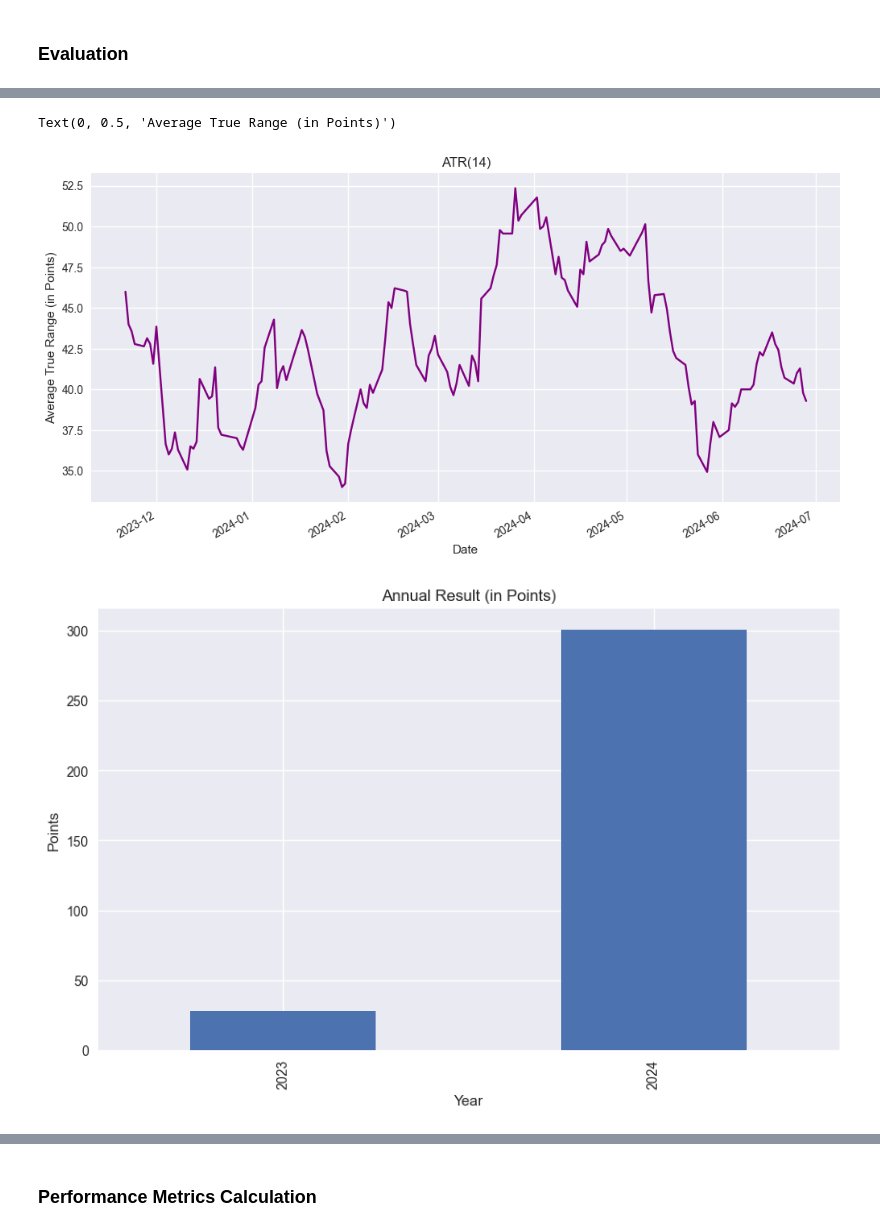
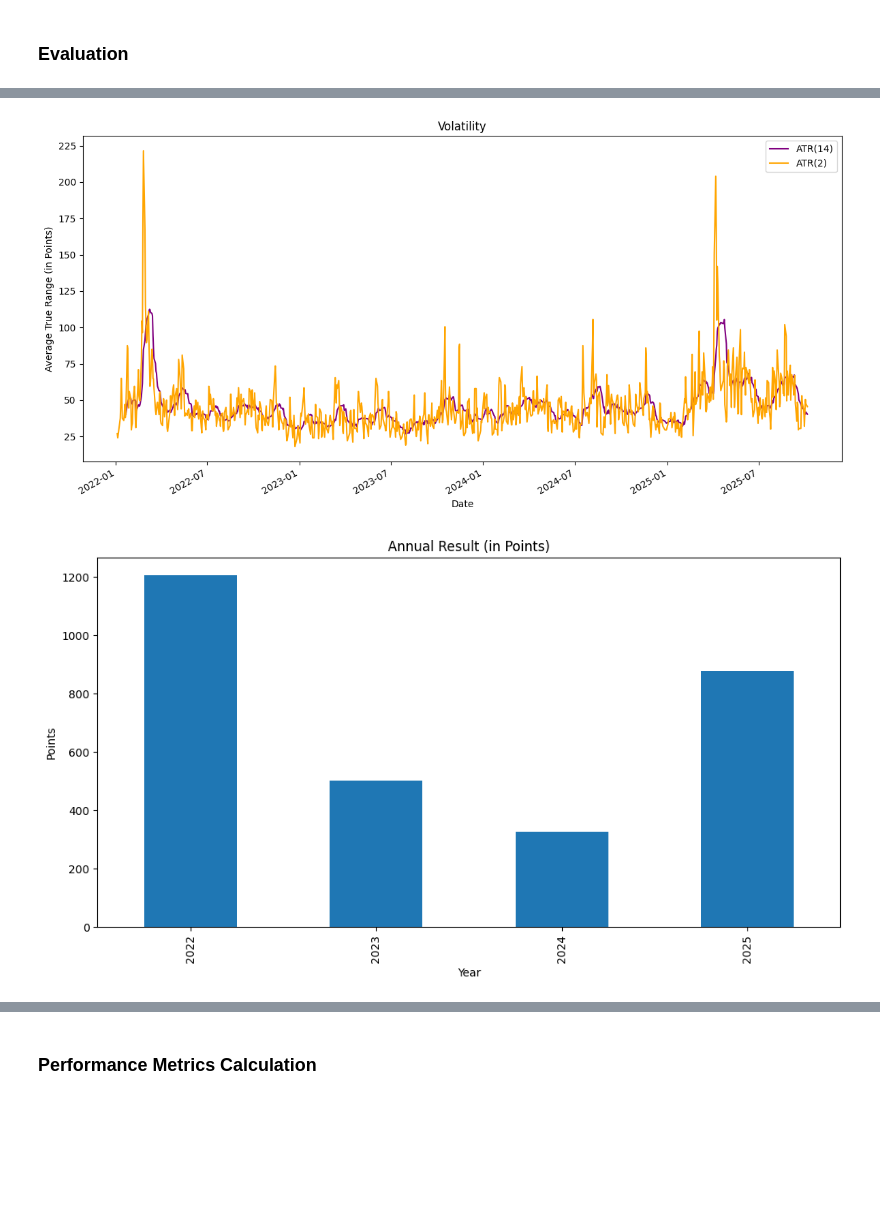
Before and after one commit to mgmytrasiewicz/trading-strategy-simulator, a Jupyter notebook: notebooks/volatility_breakout.ipynb, the cells around one changed output, grey strips where cells are left out. Saved outputs shown, nothing was run; the diff lists cells and outputs as text; code cells hidden in the pictures; blank space fills up the shorter version.

Commit message:
Initial commit

```diff
--- a/notebooks/volatility_breakout.ipynb
+++ b/notebooks/volatility_breakout.ipynb
@@ -16,10 +16,10 @@ df.sort_index(inplace=True) # Ensure data is sorted by date
 ## Trading System
 # %%
 # Define date range
-start_date = '2023-11-01'
-end_date = '2024-06-30'
+START_DATE = '2022-01-01'
+END_DATE = '2025-12-31'
 
 # Filter the dataset
-df = df.loc[start_date:end_date].copy()
+df = df.loc[START_DATE:END_DATE].copy()
 # %%
 # Parameters
@@ -39,13 +41,13 @@ df['H-L'] = (df['High'] - df['Low']).astype(int)
 df['H-PC'] = abs(df['High'] - df['Prev_Close']).astype(int)
 df['L-PC'] = abs(df['Low'] - df['Prev_Close']).astype(int)
 df['TR'] = df[['H-L', 'H-PC', 'L-PC']].max(axis=1)
-df['ATR_short'] = df['TR'].rolling(window=short_window).mean()
-df['ATR_long'] = df['TR'].rolling(window=long_window).mean()
+df['ATR_short'] = df['TR'].rolling(window=ATR_FAST).mean()
+df['ATR_long'] = df['TR'].rolling(window=ATR_SLOW).mean()
 # %% [markdown]
 ### Signal Logic
 # %%
 # generate signals
-df['Signal'] = (df['ATR_short'] * signal_adj).bfill().astype(int)
+df['Signal'] = (df['ATR_short'] * SIGNAL_ADJ).bfill().astype(int)
 df['Buy_Level'] = (df['Open'] + df['Signal'].shift(1)).astype(float)
 df['Sell_Level'] = (df['Open'] - df['Signal'].shift(1)).astype(float)
 
@@ -92,11 +94,11 @@ df['Entry_Price'] = entry_price
 # %%
 # --- Initialization ---
 df['Daily_Pts'] = np.nan
-df['Daily_Pnl'] = np.nan
+df['Daily_PnL'] = np.nan
 df['Position_Size'] = np.nan
 df['Capital'] = np.nan
 
-capital = initial_capital
+capital = INITIAL_CAPITAL
 capital_list = [capital]
 commission_list = []
 size_list = [np.nan]
@@ -115,27 +117,24 @@ for i in range(1, len(df)):
 
     # Calculate risk per contract based on ATR
     atr = df['ATR_long'].iloc[i]
-    risk_per_contract = atr * point_value if pd.notna(atr) and atr > 0 else np.nan
+    risk_per_contract = atr * POINT_VALUE if pd.notna(atr) and atr > 0 else np.nan
 
     if pd.notna(risk_per_contract) and risk_per_contract > 0:
-        risk_amount = capital * risk_percent
+        risk_amount = capital * RISK_PERCENT
         size = int(risk_amount / risk_per_contract)
-        if size < 1:
-            size = 1
-        elif size > 100:
-            size = 100
+        size = max(min(size, MAX_SIZE), MIN_SIZE)
     else:
-        size = 1  # No trade if ATR is missing or zero
+        size = MIN_SIZE  # No trade if ATR is missing or zero
 
      # Case 1: Position flipped (e.g. Long → Short or Short → Long)
     if curr_pos != prev_pos and prev_pos != 0 and curr_pos != 0:
         daily_pts = ((entry_price - prev_close) * prev_pos) + ((curr_close - entry_price) * curr_pos)
-        commission = (commission_per_contract * size) * 2
+        commission = (COMMISSION_PER_CONTRACT * size) * 2
 
     # Case 2: New position opened from flat
     elif prev_pos == 0 or curr_pos == 0:
         daily_pts = (curr_close - entry_price) * curr_pos
-        commission = (commission_per_contract * size)
+        commission = (COMMISSION_PER_CONTRACT * size)
 
     # Case 3: Holding position
     elif curr_pos == prev_pos and curr_pos != 0 and prev_pos != 0:
@@ -146,7 +145,7 @@ for i in range(1, len(df)):
         daily_pts = 0  # flat
         commission = 0
 
-    daily_pnl = daily_pts * size * point_value
+    daily_pnl = daily_pts * size * POINT_VALUE
     net_daily_pnl = daily_pnl - commission
     capital += net_daily_pnl
 
@@ -163,11 +162,11 @@ for i in range(1, len(df)):
     size_list.append(size)
 
 # Fill missing initial values
-df.loc[df.index[0], 'Capital'] = initial_capital
+df.loc[df.index[0], 'Capital'] = INITIAL_CAPITAL
 df.loc[df.index[0], 'Position_Size'] = 0
 
 # Cumulative metrics
-df['Daily_PnL'] = df['Daily_Pts'] * df['Position_Size'] * point_value
+df['Daily_PnL'] = df['Daily_Pts'] * df['Position_Size'] * POINT_VALUE
 df['Cumulative_Pts'] = df['Daily_Pts'].cumsum()
 df['Cumulative_PnL'] = df['Daily_PnL'].cumsum()
 # %%
@@ -233,16 +232,24 @@ Text(0, 0.5, 'Points')
 # %%
-df['ATR_long'].plot(title=f"ATR({long_window})", figsize=(12, 6), color='purple')
-plt.ylabel('Average True Range (in Points)')
+plt.figure(figsize=(12, 6))
+# Plot ATR_long
+df['ATR_long'].plot(label=f"ATR({ATR_SLOW})", color='purple')
+# Plot ATR_fast
+df['ATR_short'].plot(label=f"ATR({ATR_FAST})", color='orange')
+# Add labels and legend
+plt.title("Volatility")
+plt.ylabel("Average True Range (in Points)")
+plt.legend()
+plt.tight_layout()
+plt.show()
 # %% [output]
-Text(0, 0.5, 'Average True Range (in Points)')
-[figure, old version]
+[figure, new version]
 # %%
-df['Daily_Pts'].groupby(df.index.year).sum().plot(kind='bar', title='Annual Result (in Points)', figsize=(10, 6))
+df['Daily_Pts'].groupby(df.index.year).sum().plot(kind='bar', title='Annual Result (in Points)', figsize=(12, 6))
 plt.ylabel('Points')
 plt.xlabel('Year')
 plt.show()
 # %% [output]
-[figure, old version]
+[figure, new version]
 # %%
 df['Daily_Pts'].groupby(df.index.year).sum()
 # %% [output]
```
Also changed, not shown: parts of 17 cells of this notebook.
